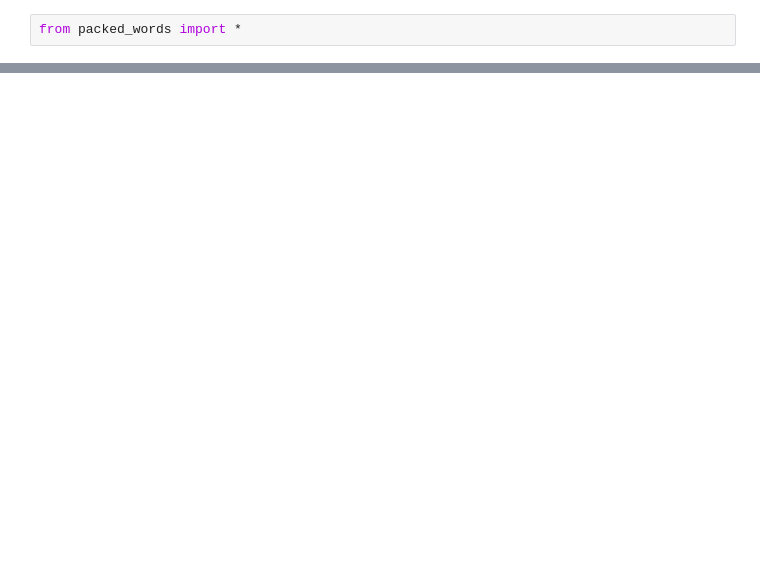
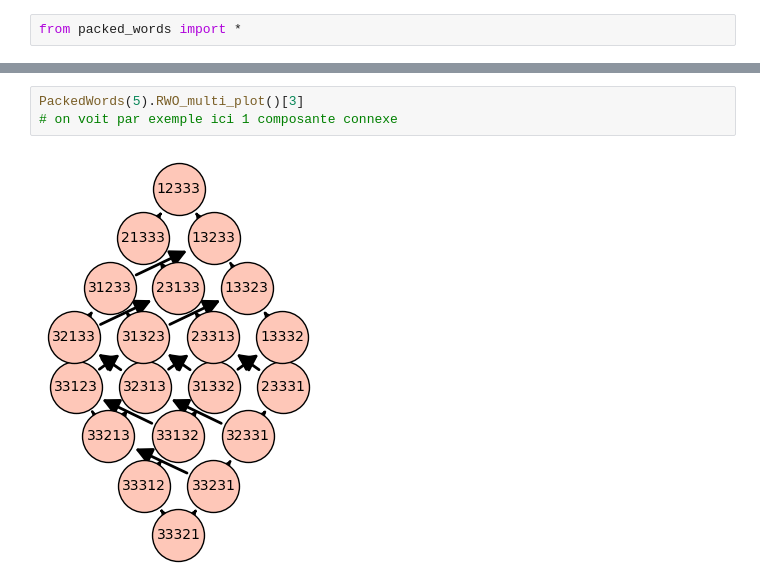
Before and after one commit to HuxoD142/Notebooks_WQSym, a Jupyter notebook: 02_Poset.ipynb, the cells around one changed output, grey strips where cells are left out. Drawn from its saved outputs; the diff is of its cells as text; blank space fills up the shorter version.

```diff
--- a/02_Poset.ipynb
+++ b/02_Poset.ipynb
@@ -49,0 +38,5 @@ pw_class(PackedWord([1,3,1,3,1,2,5,6,4]))
+# %%
+PackedWords(5).RWO_multi_plot()[3]
+# on voit par exemple ici 1 composante connexe
+# %% [output]
+[figure, added]
```
Also changed, not shown: parts of 13 cells of this notebook, 2 other files.
